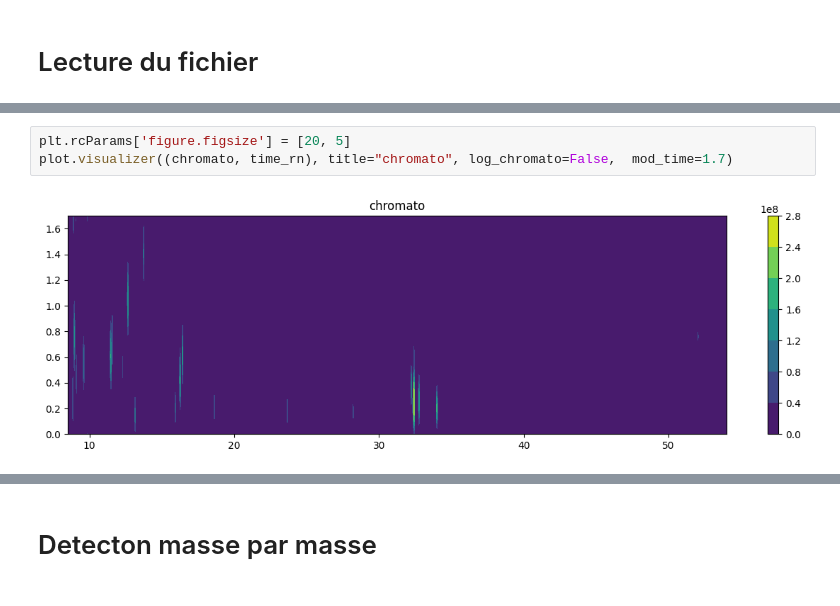
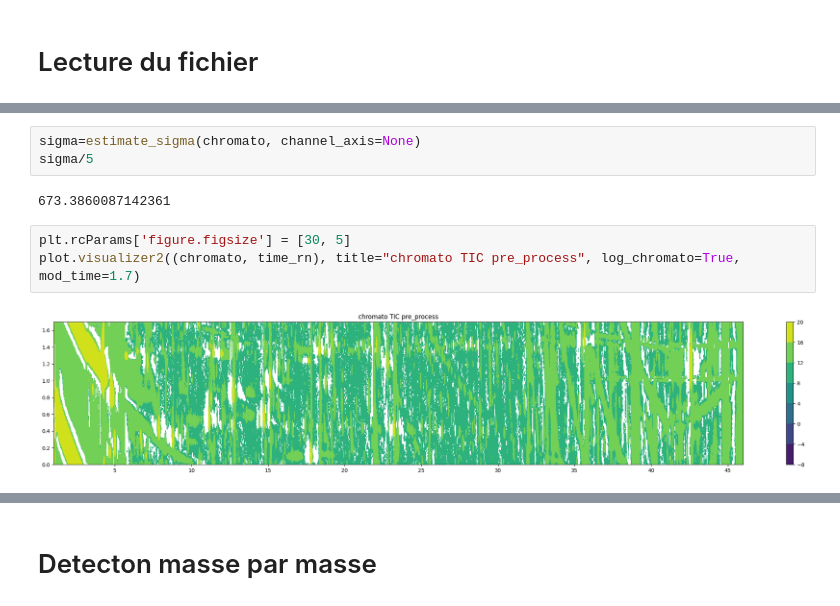
Before and after one commit to Lollith/Python-2DGC-Alignment, a Jupyter notebook: notebooks/db_scan.ipynb, the cells around one changed output, grey strips where cells are left out. Cells and saved outputs as stored; diff of their text form.

```diff
--- a/notebooks/db_scan.ipynb
+++ b/notebooks/db_scan.ipynb
@@ -220,6 +42,11 @@ full spectra computed 68.54244065284729 s
 baseline corrected
-# %%
-plt.rcParams['figure.figsize'] = [20, 5]
-plot.visualizer((chromato, time_rn), title="chromato", log_chromato=False,  mod_time=1.7)
-# %% [output]
-[figure, removed]
+# %%
+sigma=estimate_sigma(chromato, channel_axis=None)
+sigma/5
+# %% [output]
+673.3860087142361
+# %%
+plt.rcParams['figure.figsize'] = [30, 5]
+plot.visualizer2((chromato, time_rn), title="chromato TIC pre_process", log_chromato=True,  mod_time=1.7)
+# %% [output]
+[figure, added]
```
Also changed, not shown: parts of 39 cells of this notebook, 4 other files.
